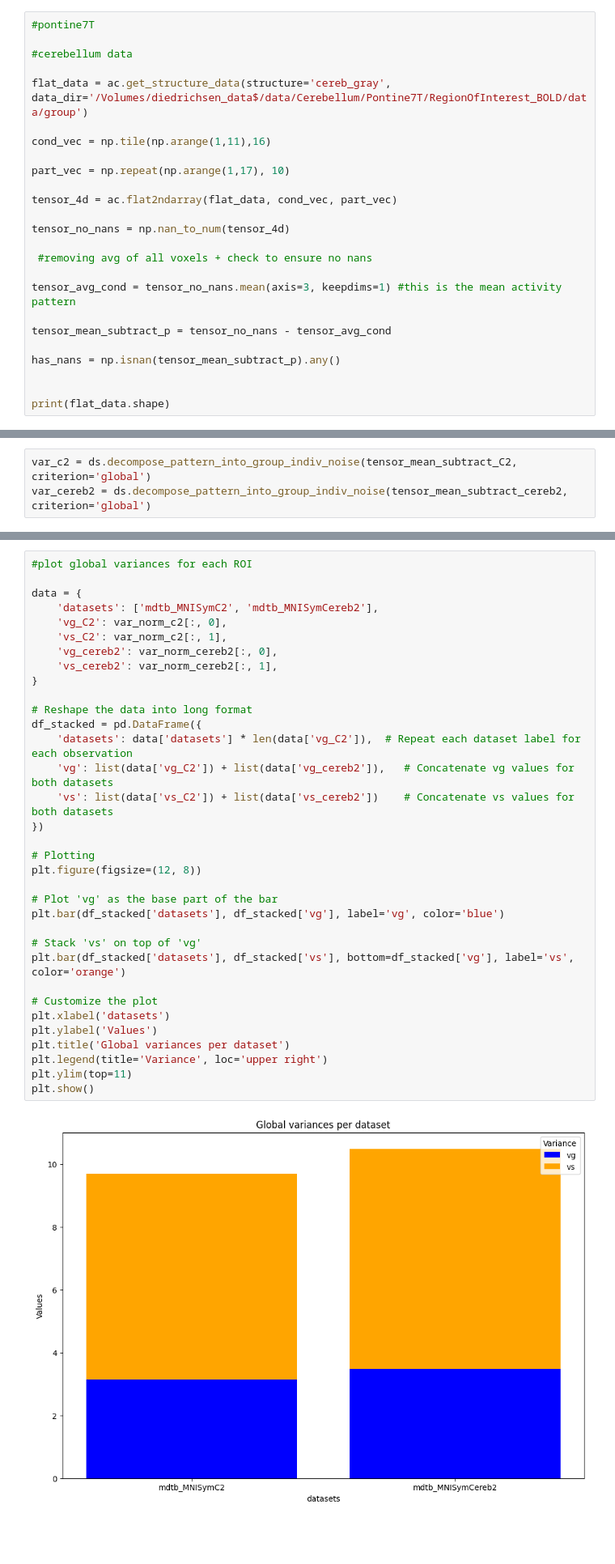
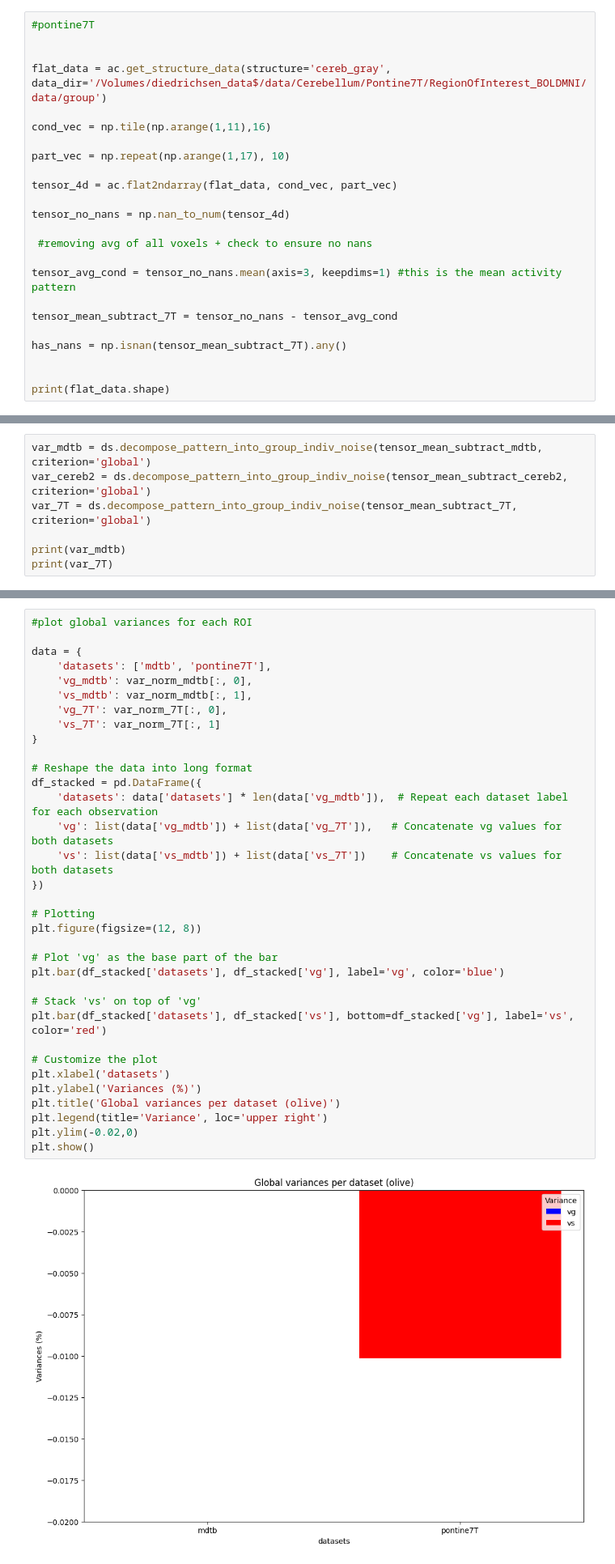
Before and after one commit to DiedrichsenLab/Functional_Fusion, a Jupyter notebook: notebooks/extract_data_ince.ipynb, the cells around one changed output, grey strips where cells are left out. Shown: that part at 81% size. Cells and saved outputs as stored; diff of their text form; blank space fills up the shorter version.

```diff
--- a/notebooks/extract_data_ince.ipynb
+++ b/notebooks/extract_data_ince.ipynb
@@ -64,9 +145,8 @@ tensor_mean_subtract_cereb2 = tensor_no_nans - tensor_avg_cond
 # %%
 #pontine7T
 
-#cerebellum data
 
-flat_data = ac.get_structure_data(structure='cereb_gray',  data_dir='/Volumes/diedrichsen_data$/data/Cerebellum/Pontine7T/RegionOfInterest_BOLD/data/group')
+flat_data = ac.get_structure_data(structure='cereb_gray',  data_dir='/Volumes/diedrichsen_data$/data/Cerebellum/Pontine7T/RegionOfInterest_BOLDMNI/data/group')
 
 cond_vec = np.tile(np.arange(1,11),16)
 
@@ -80,9 +160,9 @@ tensor_no_nans = np.nan_to_num(tensor_4d)
 
 tensor_avg_cond = tensor_no_nans.mean(axis=3, keepdims=1) #this is the mean activity pattern
 
-tensor_mean_subtract_p = tensor_no_nans - tensor_avg_cond
+tensor_mean_subtract_7T = tensor_no_nans - tensor_avg_cond
 
-has_nans = np.isnan(tensor_mean_subtract_p).any()
+has_nans = np.isnan(tensor_mean_subtract_7T).any()
 
 
 print(flat_data.shape)
@@ -91,3 +188,7 @@ AttributeError: module 'Functional_Fusion.array_convert' has no attribute 'get_s
 # %%
-var_c2 = ds.decompose_pattern_into_group_indiv_noise(tensor_mean_subtract_C2, criterion='global')
+var_mdtb = ds.decompose_pattern_into_group_indiv_noise(tensor_mean_subtract_mdtb, criterion='global')
 var_cereb2 = ds.decompose_pattern_into_group_indiv_noise(tensor_mean_subtract_cereb2, criterion='global')
+var_7T = ds.decompose_pattern_into_group_indiv_noise(tensor_mean_subtract_7T, criterion='global')
+
+print(var_mdtb)
+print(var_7T)
@@ -113,36 +274,36 @@ print(var_norm_cereb2)
 # %%
 #plot global variances for each ROI
 
 data = {
-    'datasets': ['mdtb_MNISymC2', 'mdtb_MNISymCereb2'],
-    'vg_C2': var_norm_c2[:, 0],
-    'vs_C2': var_norm_c2[:, 1],
-    'vg_cereb2': var_norm_cereb2[:, 0],
-    'vs_cereb2': var_norm_cereb2[:, 1],
+    'datasets': ['mdtb', 'pontine7T'],
+    'vg_mdtb': var_norm_mdtb[:, 0],
+    'vs_mdtb': var_norm_mdtb[:, 1],
+    'vg_7T': var_norm_7T[:, 0],
+    'vs_7T': var_norm_7T[:, 1]
 }
 
 # Reshape the data into long format
 df_stacked = pd.DataFrame({
-    'datasets': data['datasets'] * len(data['vg_C2']),  # Repeat each dataset label for each observation
-    'vg': list(data['vg_C2']) + list(data['vg_cereb2']),   # Concatenate vg values for both datasets
-    'vs': list(data['vs_C2']) + list(data['vs_cereb2'])    # Concatenate vs values for both datasets
+    'datasets': data['datasets'] * len(data['vg_mdtb']),  # Repeat each dataset label for each observation
+    'vg': list(data['vg_mdtb']) + list(data['vg_7T']),   # Concatenate vg values for both datasets
+    'vs': list(data['vs_mdtb']) + list(data['vs_7T'])    # Concatenate vs values for both datasets
 })
 
 # Plotting
 plt.figure(figsize=(12, 8))
 
 # Plot 'vg' as the base part of the bar
 plt.bar(df_stacked['datasets'], df_stacked['vg'], label='vg', color='blue')
 
 # Stack 'vs' on top of 'vg'
-plt.bar(df_stacked['datasets'], df_stacked['vs'], bottom=df_stacked['vg'], label='vs', color='orange')
+plt.bar(df_stacked['datasets'], df_stacked['vs'], bottom=df_stacked['vg'], label='vs', color='red')
 
 # Customize the plot
 plt.xlabel('datasets')
-plt.ylabel('Values')
-plt.title('Global variances per dataset')
+plt.ylabel('Variances (%)')
+plt.title('Global variances per dataset (olive)')
 plt.legend(title='Variance', loc='upper right')
-plt.ylim(top=11)
+plt.ylim(-0.02,0)
 plt.show()
 # %% [output]
-[figure, old version]
+[figure, new version]
```
Also changed, not shown: parts of 13 cells of this notebook, 7 other files.
